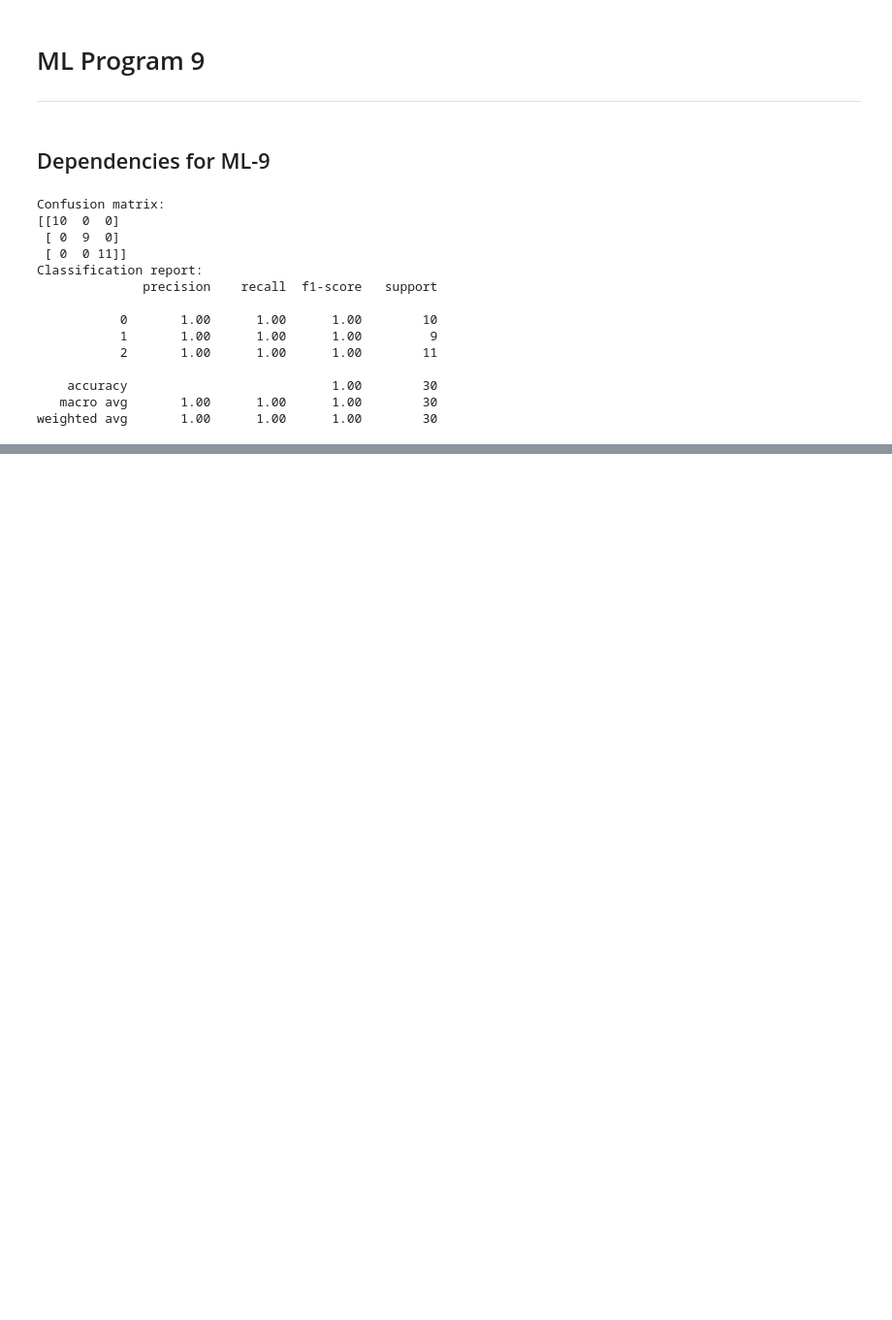
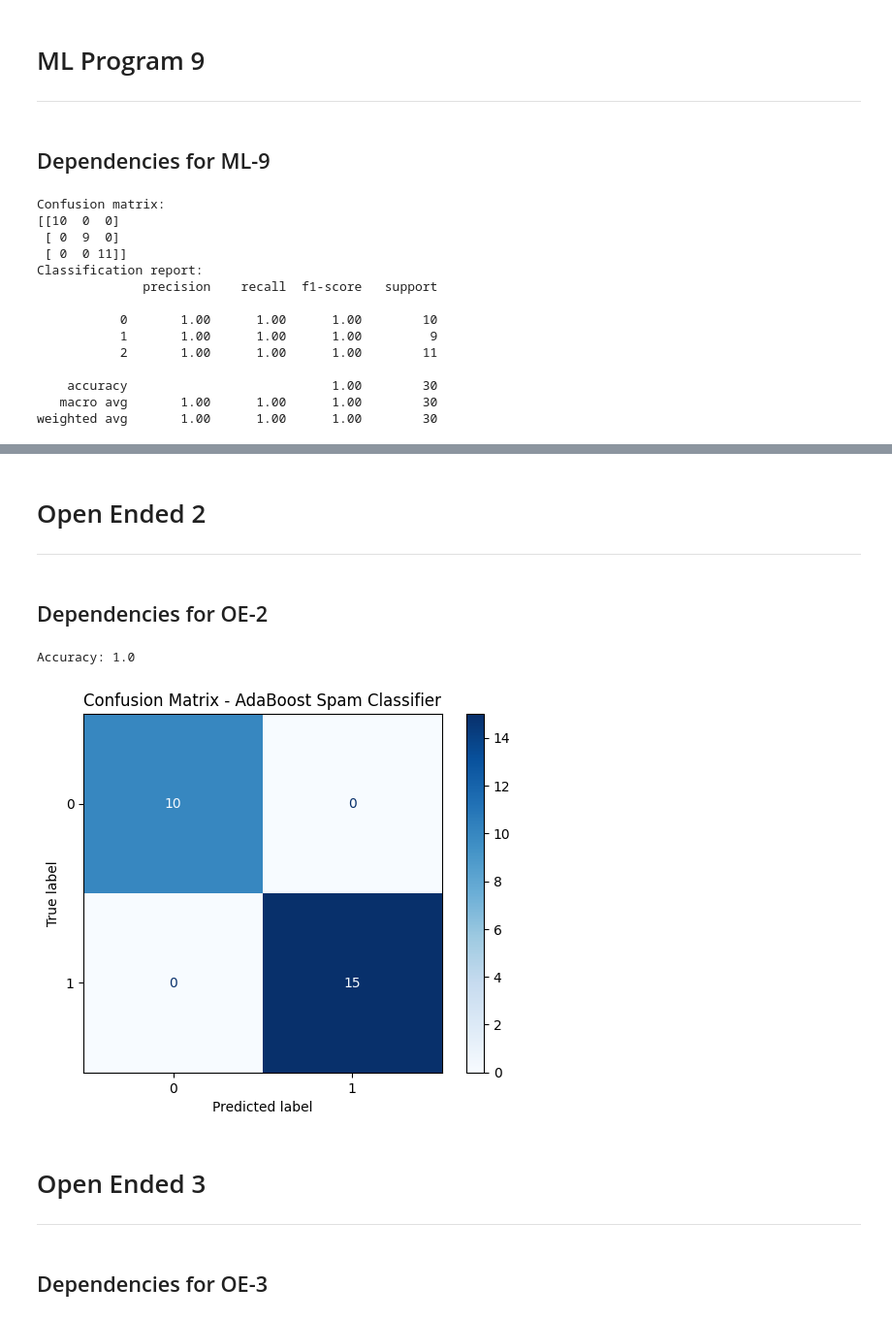
Before and after one commit to GNithish10/ML-Lab, a Jupyter notebook: ML.ipynb, the cells around one changed output, grey strips where cells are left out. Shown at 97% size. Saved outputs shown, nothing was run; the diff lists cells and outputs as text; code cells hidden in the pictures; blank space fills up the shorter version.

```diff
--- a/ML.ipynb
+++ b/ML.ipynb
@@ -943,0 +995,5 @@ weighted avg       1.00      1.00      1.00        30
+# %% [markdown]
+# Open Ended 2
+---
+# %% [markdown]
+## Dependencies for OE-2
@@ -943,0 +1006,32 @@ weighted avg       1.00      1.00      1.00        30
+# %%
+df = pd.read_csv('OE2-Dataset.csv')
+
+X = df[['length','special_chars','keyword']]
+y = df['spam']
+
+X_train, X_test, y_train, y_test = train_test_split(
+    X, y, test_size=0.25, random_state=42
+)
+
+model = AdaBoostClassifier(n_estimators=50)
+model.fit(X_train, y_train)
+
+y_pred = model.predict(X_test)
+
+print("Accuracy:", accuracy_score(y_test, y_pred))
+
+cm = confusion_matrix(y_test, y_pred)
+
+disp = ConfusionMatrixDisplay(confusion_matrix=cm)
+disp.plot(cmap="Blues")
+
+plt.title("Confusion Matrix - AdaBoost Spam Classifier")
+plt.show()
+# %% [output]
+Accuracy: 1.0
+[figure, added]
+# %% [markdown]
+# Open Ended 3
+---
+# %% [markdown]
+## Dependencies for OE-3
```
Also changed, not shown: parts of 7 cells of this notebook, 1 other file.
